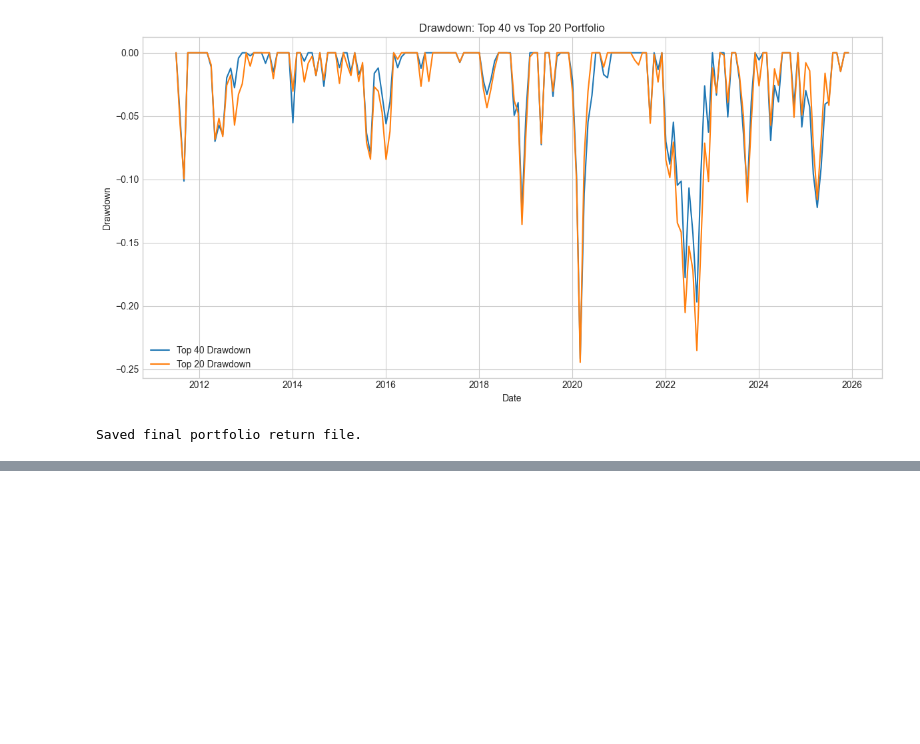
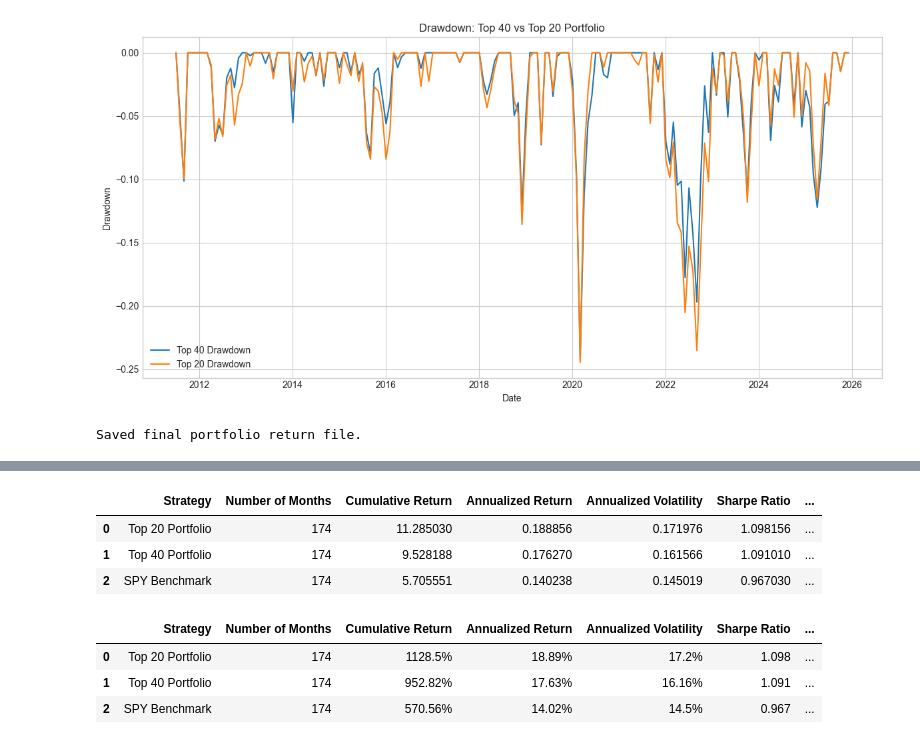
Before and after one commit to nekumonokat/ACCT655_AVI_Project, a Jupyter notebook: analysis.ipynb, the cells around one changed output, grey strips where cells are left out. Saved outputs shown, nothing was run; the diff lists cells and outputs as text; code cells hidden in the pictures; blank space fills up the shorter version.

```diff
--- a/analysis.ipynb
+++ b/analysis.ipynb
@@ -1319,0 +1424,59 @@ Saved final portfolio return file.
+# %%
+# ------------------------------------------------------------
+# 11.5 Performance comparison
+# ------------------------------------------------------------
+
+# Calculate performance metrics for Top 20, Top 40, and SPY benchmark
+performance_comparison = pd.DataFrame([
+    calculate_performance(
+        portfolio_benchmark["top20_return"],
+        "Top 20 Portfolio"
+    ),
+    calculate_performance(
+        portfolio_benchmark["top40_return"],
+        "Top 40 Portfolio"
+    ),
+    calculate_performance(
+        portfolio_benchmark["benchmark_return"],
+        "SPY Benchmark"
+    )
+])
+
+display(performance_comparison)
+
+# ------------------------------------------------------------
+# 11.6 Format performance comparison
+# ------------------------------------------------------------
+
+performance_comparison_formatted = performance_comparison.copy()
+
+percent_cols = [
+    "Cumulative Return",
+    "Annualized Return",
+    "Annualized Volatility",
+    "Maximum Drawdown"
+]
+
+# Format percentage columns to display as percentages with two decimal places
+for col in percent_cols:
+    performance_comparison_formatted[col] = (
+        performance_comparison_formatted[col] * 100
+    ).round(2).astype(str) + "%"
+# Format Sharpe Ratio to three decimal places
+performance_comparison_formatted["Sharpe Ratio"] = (
+    performance_comparison_formatted["Sharpe Ratio"].round(3)
+)
+
+display(performance_comparison_formatted)
+
+# Save formatted performance table
+performance_comparison_formatted.to_csv("data/performance_comparison_formatted.csv", index=False)
+# %% [output]
+|  | Strategy | Number of Months | Cumulative Return | Annualized Return | Annualized Volatility | Sharpe Ratio | ... |
+| 0 | Top 20 Portfolio | 174 | 11.285030 | 0.188856 | 0.171976 | 1.098156 | ... |
+| 1 | Top 40 Portfolio | 174 | 9.528188 | 0.176270 | 0.161566 | 1.091010 | ... |
+| 2 | SPY Benchmark | 174 | 5.705551 | 0.140238 | 0.145019 | 0.967030 | ... |
+|  | Strategy | Number of Months | Cumulative Return | Annualized Return | Annualized Volatility | Sharpe Ratio | ... |
+| 0 | Top 20 Portfolio | 174 | 1128.5% | 18.89% | 17.2% | 1.098 | ... |
+| 1 | Top 40 Portfolio | 174 | 952.82% | 17.63% | 16.16% | 1.091 | ... |
+| 2 | SPY Benchmark | 174 | 570.56% | 14.02% | 14.5% | 0.967 | ... |
```
Also changed, not shown: parts of 6 cells of this notebook.
